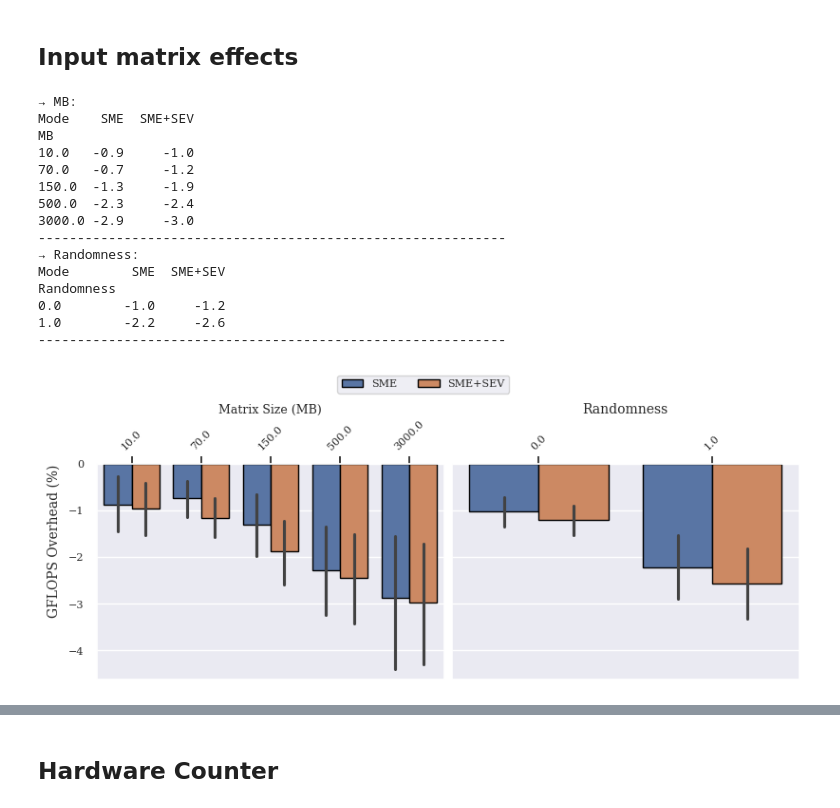
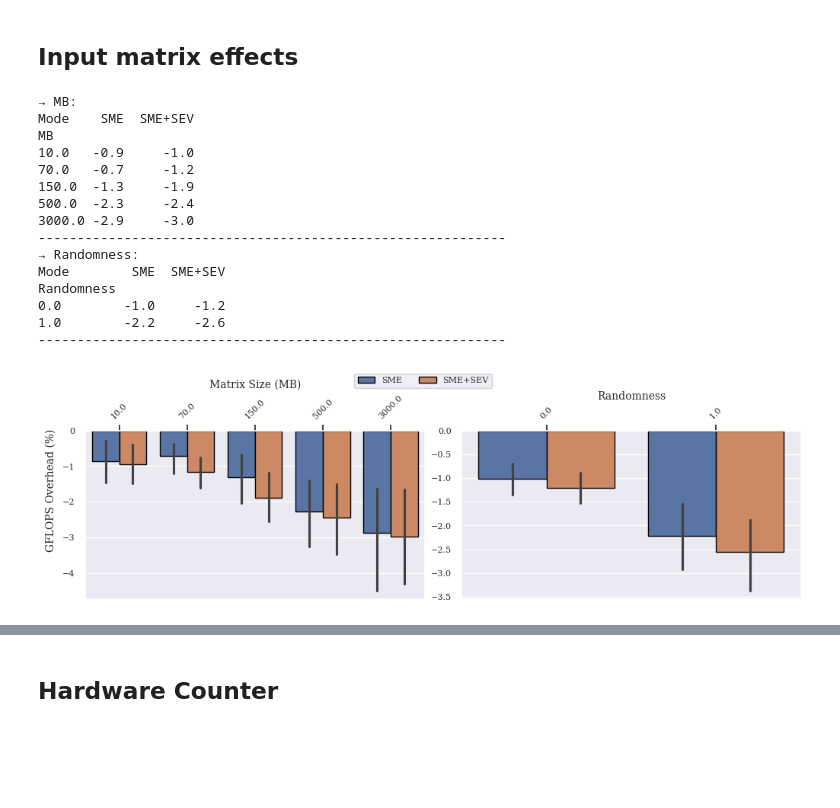
Before and after one commit to engelsm/MA-bench-framework, a Jupyter notebook: benchmark/spmv/analysis.ipynb, the cells around one changed output, grey strips where cells are left out. Drawn from its saved outputs; the diff is of its cells as text; code cells hidden in the pictures; blank space fills up the shorter version.

```diff
--- a/benchmark/spmv/analysis.ipynb
+++ b/benchmark/spmv/analysis.ipynb
@@ -965,24 +1044,24 @@ Name: SpMV_GFLOPS_pct, dtype: float64
 # %% [markdown]
 ## Input matrix effects
 # %%
-plot_metric_by_dimensions(overhead_df, "SpMV_GFLOPS_pct", "GFLOPS Overhead (%)", top=True, figname="overhead_by_mb_randomness.pdf", metrics=["MB","Randomness"])
+plot_metric_by_dimensions(overhead_df, "SpMV_GFLOPS_pct", "GFLOPS Overhead (%)", top=True, figname="overhead_by_mb_randomness.pdf", top_metrics=["MB","Randomness"], bottom_metrics=None)
 # %% [output]
 → MB:
 Mode    SME  SME+SEV
 MB
 10.0   -0.9     -1.0
 70.0   -0.7     -1.2
 150.0  -1.3     -1.9
 500.0  -2.3     -2.4
 3000.0 -2.9     -3.0
 ------------------------------------------------------------
 → Randomness:
 Mode        SME  SME+SEV
 Randomness
 0.0        -1.0     -1.2
 1.0        -2.2     -2.6
 ------------------------------------------------------------
-[figure, old version]
+[figure, new version]
 # %%
 #matrix pattern impact
 # Global configuration: (Baseline/Low State, Stressed/High State)
```
Also changed, not shown: parts of 16 cells of this notebook, 1 other file.
